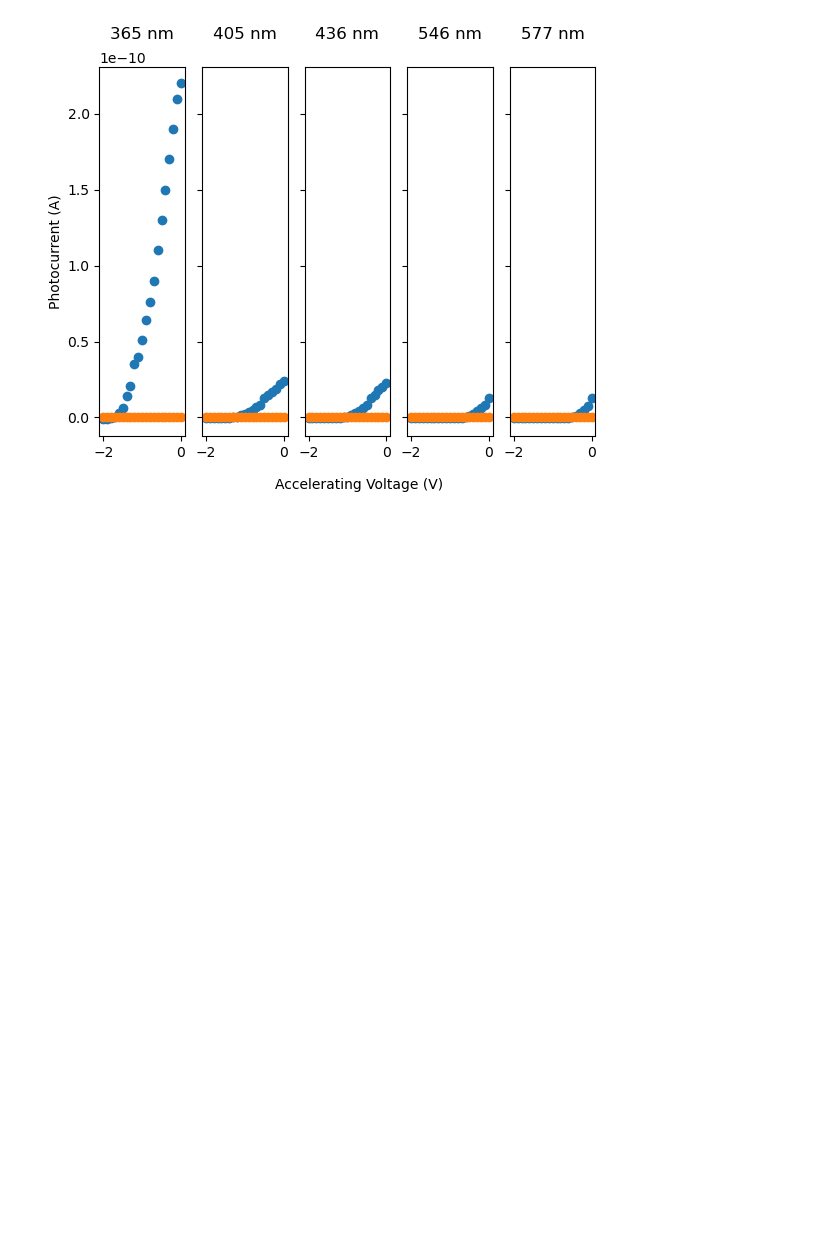
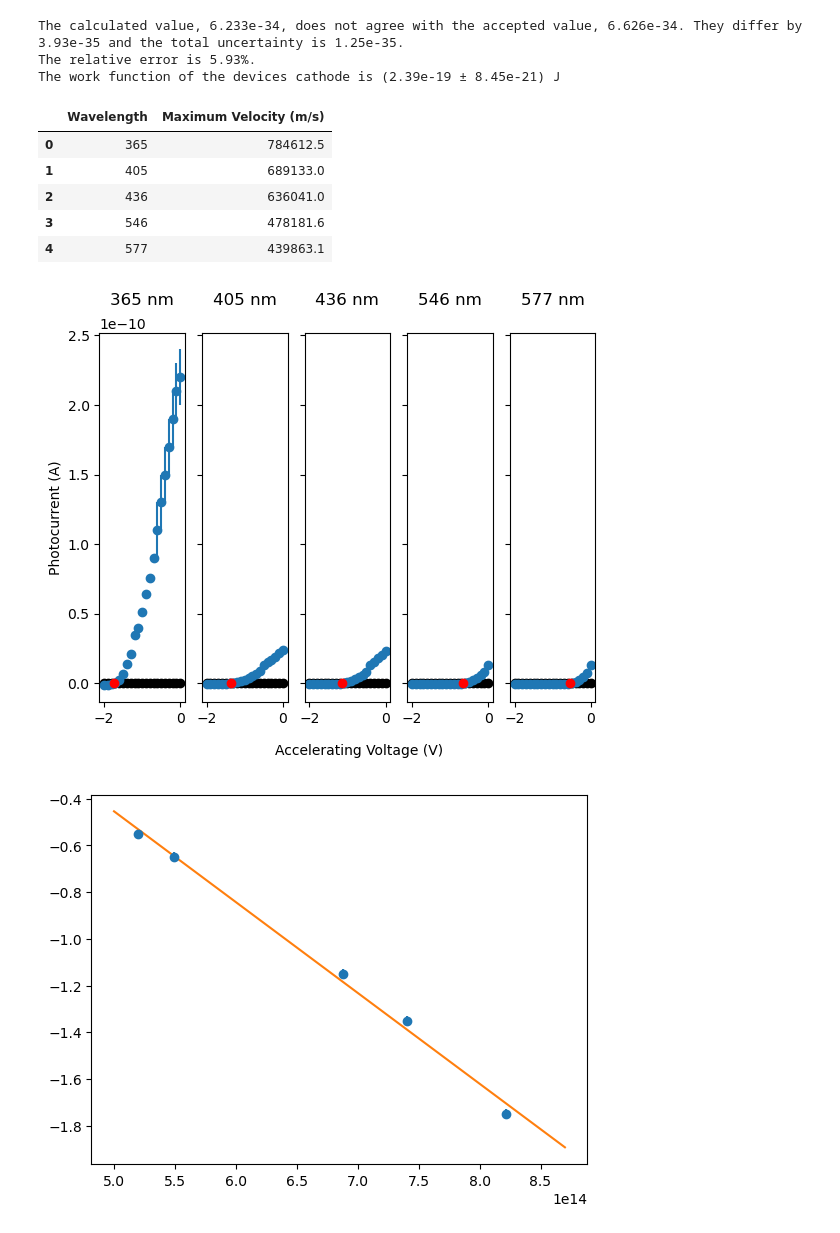
Before and after one commit to rainvm/College-Work, a Jupyter notebook: Physics/Physics 3/Labs/Experiment 3/Experiment 3.ipynb, the cells around one changed output. Saved outputs shown, nothing was run; the diff lists cells and outputs as text; code cells hidden in the pictures; blank space fills up the shorter version.

```diff
--- a/Physics/Physics 3/Labs/Experiment 3/Experiment 3.ipynb
+++ b/Physics/Physics 3/Labs/Experiment 3/Experiment 3.ipynb
@@ -3,6 +3,19 @@ import DataAnalysisTools as dat
 import numpy as np
 import matplotlib.pyplot as plt
 import pandas as pd
+
+def dataIntersectionPoint(x, y1, y2, x_unc = 0, y1_unc = 0, y2_unc = 0):
+    idx = np.argwhere(np.diff(np.sign(y1 - y2)) != 0).flatten()
+    xInt = []
+    x_uncInt = []
+    yInt = []
+    y_uncInt = []
+    for i in idx:
+        xInt.append((x[i] + x[i+1])/2)
+        x_uncInt.append((x_unc[i] + x_unc[i+1])/2)
+        yInt.append((y1[i] + y1[i+1] + y2[i] + y2[i+1])/4)
+        y_uncInt.append((y1_unc[i] + y1_unc[i+1] + y1_unc[i] + y1_unc[i+1])/4)
+    return xInt, yInt, x_uncInt, y_uncInt
 
 data3650 = pd.read_csv(r"Re_ Experiment 3 Data\3650AngstromFilterData.csv")
 data4047 = pd.read_csv(r"Re_ Experiment 3 Data\4047AngstromFilterData.csv")
@@ -12,14 +25,55 @@ data5770 = pd.read_csv(r"Re_ Experiment 3 Data\5770AngstromFilterData.csv")
 dataDark = pd.read_csv(r"Re_ Experiment 3 Data\DarkCurrentData.csv")
 data = [data3650, data4047, data4358, data5461, data5770, dataDark]
 
-l = [365, 405, 436, 546, 577]
+wavelength = [365, 405, 436, 546, 577]
+c = 2.998e8
+e = 1.6021766e-19
+me = 9.109387e-31
+freq = np.divide(c, np.array(wavelength)*10.0**-9)
 
-fig, axes = plt.subplots(1, 5, sharey = True)
+darkCurrent = (data[5].I_meter * (10.0**data[5].Range_Exponent)/100)
+dark_unc = 0.02 * (10.0**data[5].Range_Exponent)
+x = data[5].Voltage
+x_unc = [0.02 for i in range(len(data[5]))]
+
+fig1, axes = plt.subplots(1, 5, sharey = True)
 axes[0].set_ylabel("Photocurrent (A)")
-fig.text(0.4, 0, "Accelerating Voltage (V)")
+fig1.text(0.4, 0, "Accelerating Voltage (V)")
+stoppingPotential = []
+stoppingPotential_unc = []
 for i in range(len(data)-1):
-    axes[i].set_title(f"{l[i]} nm", pad=20)
-    axes[i].scatter(data[i].Voltage, (data[i].I_meter * (10.0**data[i].Range_Exponent)/100) )
-    axes[i].scatter(data[5].Voltage, (data[5].I_meter * (10.0**data[5].Range_Exponent)/100))
-dat.dataIntersectionPoint(x = data[0].Voltage, y1 = data[0].I_meter/100*(10**data[0].Range_Exponent), y2 = data[5].I_meter * (10.0**data[5].Range_Exponent)/100)
+    y_unc = 0.02 * (10.0**data[i].Range_Exponent)
+    y = (data[i].I_meter * (10.0**data[i].Range_Exponent)/100)
+    axes[i].set_title(f"{wavelength[i]} nm", pad=20)
+    axes[i].errorbar(x, darkCurrent, fmt='o', xerr=x_unc, yerr=dark_unc, c = 'k')
+    axes[i].errorbar(x, y, fmt = 'o', xerr = x_unc, yerr = y_unc)
+    xInt , yInt, x_uncInt, y_uncInt = dat.dataIntersectionPoint(x, y, darkCurrent, x_unc=x_unc, y1_unc=y_unc, y2_unc=dark_unc)
+    intersections = list(zip(xInt, yInt))
+    stoppingPotential.extend(xInt)
+    stoppingPotential_unc.extend(x_uncInt)
+    for j in intersections:
+        axes[i].errorbar(j[0], j[1], fmt = 'o', c = 'r', xerr = x_uncInt, yerr = y_uncInt)
+fig2 = plt.figure()
+ax2 = fig2.add_subplot()
+ax2.errorbar(freq, stoppingPotential, yerr=x_uncInt, fmt ='o')
+m, b, dm, db = dat.lineFitWt(freq, stoppingPotential, stoppingPotential_unc)
+x = np.linspace(5e14, 8.7e14, 100000)
+y = m*x + b
+ax2.plot(x, y)
+print(f"h = ({-m*e} ± {dm*e}) J·s")
+dict = {"Wavelength (nm)":wavelength, "Stopping Potential (V)":stoppingPotential}
+df = pd.DataFrame(dict)
+display(df)
+h = 6.62607015e-34
+delta, sig, agree = dat.discrepancy(-m*e, dm*e, h, 0)
+if agree:
+    print(f'The calculated value, {-m*e:.4} J·s, agrees with the accepted value, {h:.4} J·s. They differ by {delta:.3} J·s and the total uncertainty is {sig:.3} J·s.')
+else:
+    print(f'The calculated value, {-m*e:.4}, does not agree with the accepted value, {h:.4}. They differ by {delta:.3} and the total uncertainty is {sig:.3}.')
+print(f'The relative error is {dat.relativeError(-m*e, h) * 100:.3}%.')
+print(f'The work function of the devices cathode is ({b*e:.3} ± {db*e:.3}) J')
+vMax = np.sqrt(2*np.abs(np.array(stoppingPotential))/5.11e5)*c
+dict = {"Wavelength": wavelength, "Maximum Velocity (m/s)": vMax}
+df = pd.DataFrame(dict)
+df.round(1)
 # %% [output]
@@ -27 +87,11 @@ AttributeError: module 'DataAnalysisTools' has no attribute 'dataIntersectionPoi
+The calculated value, 6.233e-34, does not agree with the accepted value, 6.626e-34. They differ by 3.93e-35 and the total uncertainty is 1.25e-35.
+The relative error is 5.93%.
+The work function of the devices cathode is (2.39e-19 ± 8.45e-21) J
+|  | Wavelength | Maximum Velocity (m/s) |
+| 0 | 365 | 784612.5 |
+| 1 | 405 | 689133.0 |
+| 2 | 436 | 636041.0 |
+| 3 | 546 | 478181.6 |
+| 4 | 577 | 439863.1 |
-[figure, old version]
+[figure, new version]
+[figure, added]
```
Also changed, not shown: parts of 1 cell of this notebook, 42 other files.
